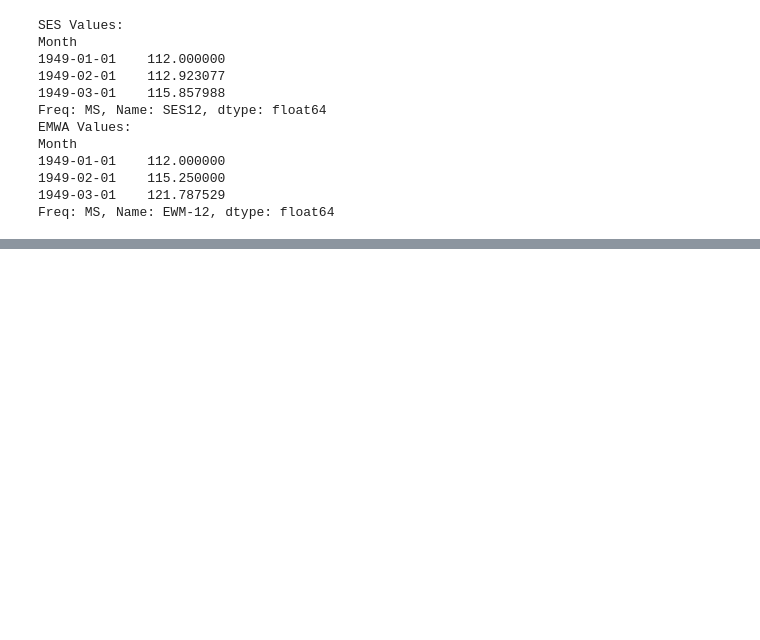
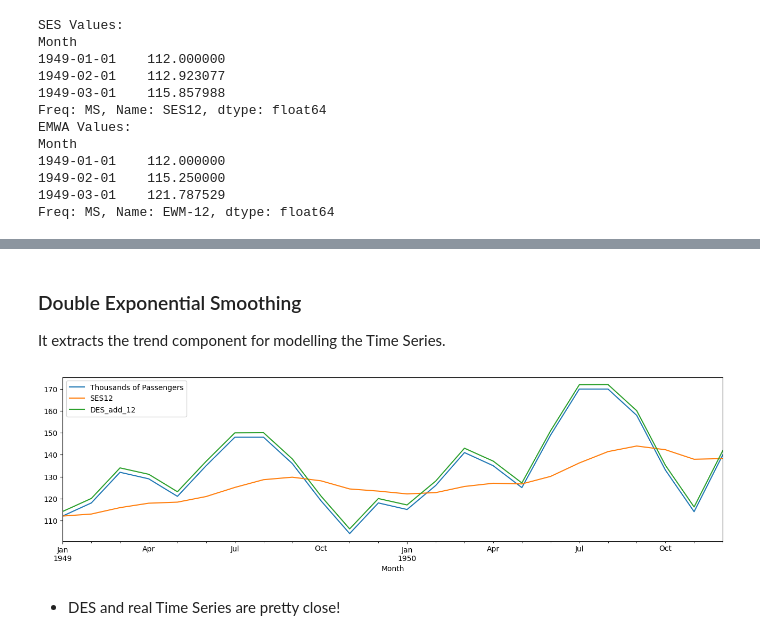
Before and after one commit to Volscente/TimeWarpForecast, a Jupyter notebook: notebooks/code_utils/statsmodels_code_utils.ipynb, the cells around one changed output, grey strips where cells are left out. Saved outputs shown, nothing was run; the diff lists cells and outputs as text; code cells hidden in the pictures; blank space fills up the shorter version.

```diff
--- a/notebooks/code_utils/statsmodels_code_utils.ipynb
+++ b/notebooks/code_utils/statsmodels_code_utils.ipynb
@@ -138,0 +144,19 @@ Freq: MS, Name: EWM-12, dtype: float64
+# %% [markdown]
+### Double Exponential Smoothing
+
+It extracts the trend component for modelling the Time Series.
+# %%
+# Define the model
+des_model = ExponentialSmoothing(passengers_dataset['Thousands of Passengers'], trend='add')
+
+# Fit the model
+des_model = des_model.fit()
+
+# Save the data
+passengers_dataset['DES_add_12'] = des_model.fittedvalues.shift(-1)
+# %%
+_ = passengers_dataset[['Thousands of Passengers', 'SES12', 'DES_add_12']].iloc[:24].plot(figsize=(16, 4))
+# %% [output]
+[figure, added]
+# %% [markdown]
+- DES and real Time Series are pretty close!
```
Also changed, not shown: parts of 9 cells of this notebook, 2 other files.
